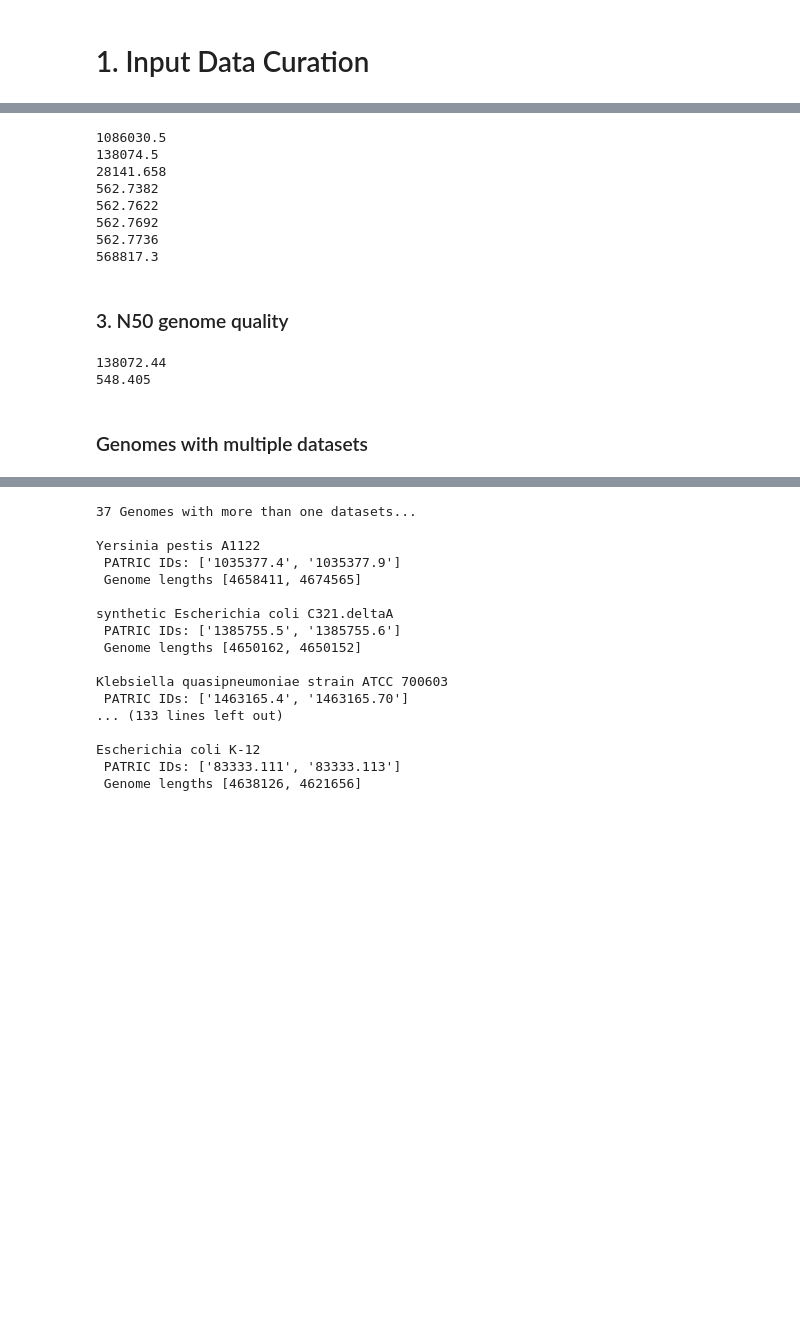
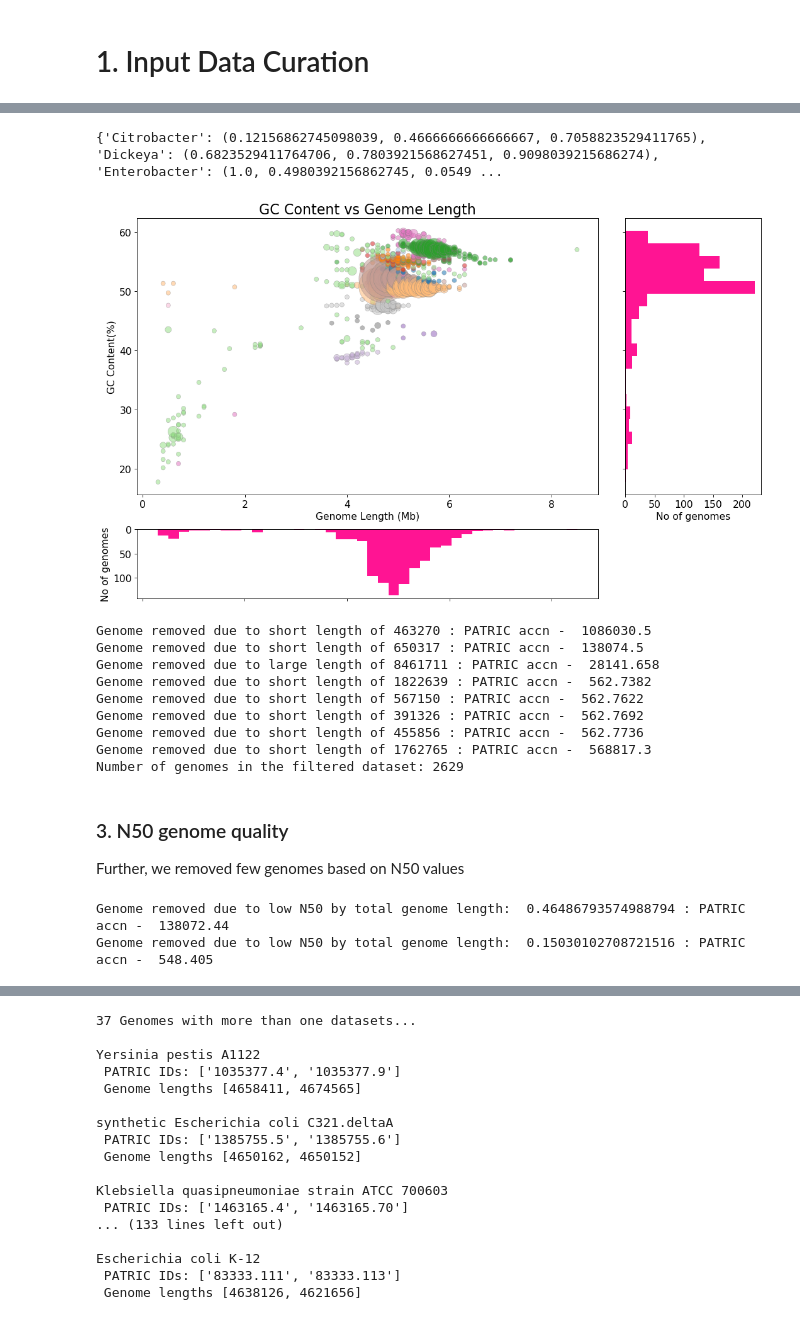
Before and after one commit to OmkarSaMo/Pangenome_Sec_Met, a Jupyter notebook: notebooks/1_input_data_curation.ipynb, the cells around one changed output, grey strips where cells are left out. Saved outputs shown, nothing was run; the diff lists cells and outputs as text; code cells hidden in the pictures; blank space fills up the shorter version.

Commit message:
general fix

```diff
--- a/notebooks/1_input_data_curation.ipynb
+++ b/notebooks/1_input_data_curation.ipynb
@@ -90,6 +101,7 @@ def update_genus_cat(df_genome_data, genus_color_palette):
     '''
     Updates dataframe with genera with top 15 genus categories
     '''
+
     for df_idx in df_genome_data.index:
         genome_name = df_genome_data.loc[df_idx, 'Genome Name']
         genus_name = genome_name.split(' ')[0]
@@ -107,6 +119,7 @@ def get_scatter_data_gc_len(df_genome_data):
     '''
     Returns dataframe for scatter plot of genome length vs gc content as per the genus
     '''
+
     scat_data = df_genome_data[['Genome Length', 'GC Content']].astype(float)
 
     scat_data['Genome Length'] =  round(scat_data['Genome Length']/1000000,1)
@@ -126,6 +139,7 @@ def plot_scatter(scat_data_cnts, genus_color_palette, fig_path):
     '''
     Plots sctter distribution of genome length vs gc content as per the genus to evaluate outliers
     '''
+
     cnt_colors = scat_data_cnts.genus_cat.map(genus_color_palette)
 
     # Create Fig and gridspec
@@ -150,8 +164,6 @@ def plot_scatter(scat_data_cnts, genus_color_palette, fig_path):
                   color='deeppink')
 
     # Decorations
-    # ax_main.set(title='No. of clusters vs GC Content',
-    #             xlabel='GC Content', ylabel='No of clusters per genome')
     ax_main.set(title='GC Content vs Genome Length',
                 xlabel='Genome Length (Mb)', ylabel='GC Content(%)')
     ax_main.title.set_fontsize(20)
@@ -169,46 +181,76 @@ def plot_scatter(scat_data_cnts, genus_color_palette, fig_path):
         item.set_fontsize(14)
     plt.savefig(fig_path, pad_inches = 0.1, bbox_inches = 'tight')
     plt.show()
 
     return None
 
+
 def remove_genomes_of_atypical_len(df_genome_data):
     '''
-    Removes genomes with shorter lengths
+    Removes genomes with shorter or longer lengths compared with average as per genera
+    Bounds are manually selected based on the scatter plot visualized earlier
+    Genomes from other genera are not removed
     '''
+
     filtered_idx = []
     for df_idx in df_genome_data.index:
         if df_genome_data.loc[df_idx, 'Genus_cat'] not in ['Other']:
             if df_genome_data.loc[df_idx, 'Genome Length'] < int(2000000):
-                print(df_idx)
+                print('Genome removed due to short length of', df_genome_data.loc[df_idx, 'Genome Length'],
+                      ': PATRIC accn - ', df_idx)
             else:
                 filtered_idx.append(df_idx)
         else:
             if df_genome_data.loc[df_idx, 'Genome Length'] > int(8000000):
-                print(df_idx)
+                print('Genome removed due to large length of', df_genome_data.loc[df_idx, 'Genome Length'],
+                     ': PATRIC accn - ', df_idx)
             else:
                 filtered_idx.append(df_idx)
 
     df_genome_data = df_genome_data.loc[filtered_idx, :]
 
     return df_genome_data
 
+
+def get_genus_colors():
+    '''
+    Dictionary with genus level color codes are saved in pickles dir
+    This genus color code is manually generated for most important genera of Enterobacteria
+    '''
+
+    genus_colors_path = '../pickles/genus_colors.p'
+    pickle_in = open(genus_colors_path,"rb")
+    genus_color_palette = pickle.load(pickle_in)
+    pickle_in.close()
+    print(genus_color_palette)
+
+    return genus_color_palette
+
+
+genus_color_palette = get_genus_colors()
 df_genome_data = update_genus_cat(df_genome_data, genus_color_palette)
 scat_data_cnts = get_scatter_data_gc_len(df_genome_data)
 fig_path = '../figures/raw/scat_plot_curation.png'
 plot_scatter(scat_data_cnts, genus_color_palette, fig_path)
 df_genome_data = remove_genomes_of_atypical_len(df_genome_data)
+
+print('Number of genomes in the filtered dataset:', df_genome_data.shape[0])
 # %% [output]
-1086030.5
-138074.5
-28141.658
-562.7382
-562.7622
-562.7692
-562.7736
-568817.3
+{'Citrobacter': (0.12156862745098039, 0.4666666666666667, 0.7058823529411765), 'Dickeya': (0.6823529411764706, 0.7803921568627451, 0.9098039215686274), 'Enterobacter': (1.0, 0.4980392156862745, 0.0549 ...
+[figure, added]
+Genome removed due to short length of 463270 : PATRIC accn -  1086030.5
+Genome removed due to short length of 650317 : PATRIC accn -  138074.5
+Genome removed due to large length of 8461711 : PATRIC accn -  28141.658
+Genome removed due to short length of 1822639 : PATRIC accn -  562.7382
+Genome removed due to short length of 567150 : PATRIC accn -  562.7622
+Genome removed due to short length of 391326 : PATRIC accn -  562.7692
+Genome removed due to short length of 455856 : PATRIC accn -  562.7736
+Genome removed due to short length of 1762765 : PATRIC accn -  568817.3
+Number of genomes in the filtered dataset: 2629
 # %% [markdown]
 ### 3. N50 genome quality
+
+Further, we removed few genomes based on N50 values
 # %%
 def get_N50_data(df_genome_data, data_dir = '../data/patric_entero/genomes/',
                  filtered_genomes = '../data/patric_entero/filtered/'):
@@ -253,15 +295,6 @@ def get_N50_data(df_genome_data, data_dir = '../data/patric_entero/genomes/',
     return df_genome_data
 
 
-def plot_n50_data(df_genome_data,fig_path):
-    '''
-    Plots N50 distribution
-    '''
-
-    df_genome_data_sorted = df_genome_data.sort_values(by='Genome Length')
-    ax = df_genome_data_sorted.plot.line(y=['N50_by_total', 'max_by_total'], figsize=(8,4))
-
-
 def remove_low_N50(df_genome_data, cutoff=0.5):
     '''
     Removes genomes with low N50 by total ration
@@ -270,7 +303,8 @@ def remove_low_N50(df_genome_data, cutoff=0.5):
     filtered_idx = []
     for df_idx in df_genome_data.index:
         if df_genome_data.loc[df_idx, 'N50_by_total'] < cutoff:
-            print(df_idx)
+            print('Genome removed due to low N50 by total genome length: ', df_genome_data.loc[df_idx, 'N50_by_total'],
+                      ': PATRIC accn - ', df_idx)
         else:
             filtered_idx.append(df_idx)
 
@@ -279,11 +313,9 @@ def remove_low_N50(df_genome_data, cutoff=0.5):
     return df_genome_data
 
 df_genome_data = get_N50_data(df_genome_data)
-fig_path = '../figures/raw/N50_stats_curation.png'
-plot_n50_data(df_genome_data, fig_path)
 df_genome_data = remove_low_N50(df_genome_data, 0.5)
+
+print('Number of genomes in the filtered dataset:', df_genome_data.shape[0])
 # %% [output]
-138072.44
-548.405
+Genome removed due to low N50 by total genome length:  0.46486793574988794 : PATRIC accn -  138072.44
+Genome removed due to low N50 by total genome length:  0.15030102708721516 : PATRIC accn -  548.405
-# %% [markdown]
-### Genomes with multiple datasets
```
Also changed, not shown: parts of 14 cells of this notebook, 1 other file.
